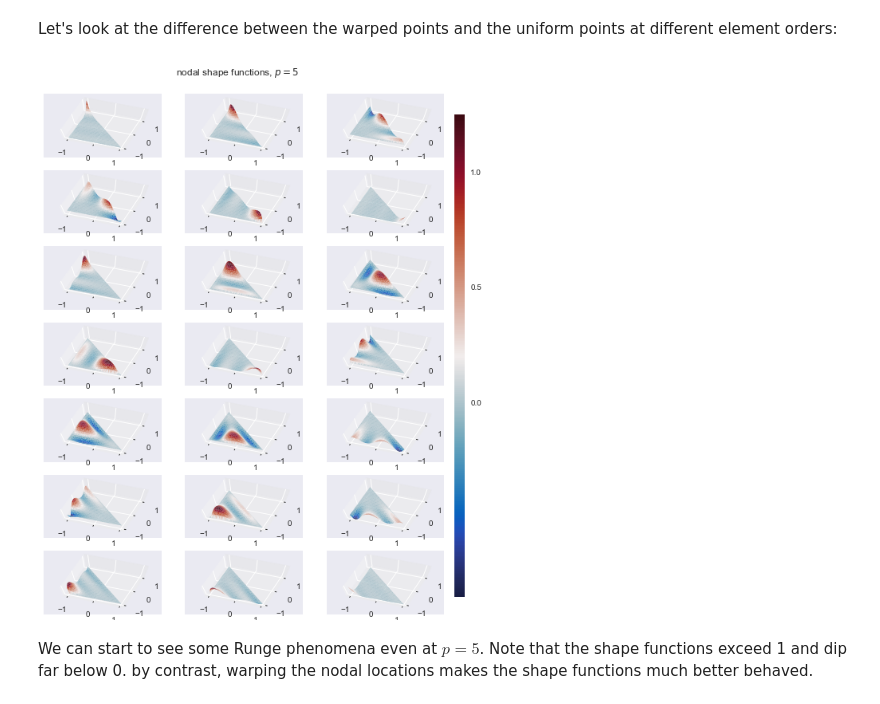
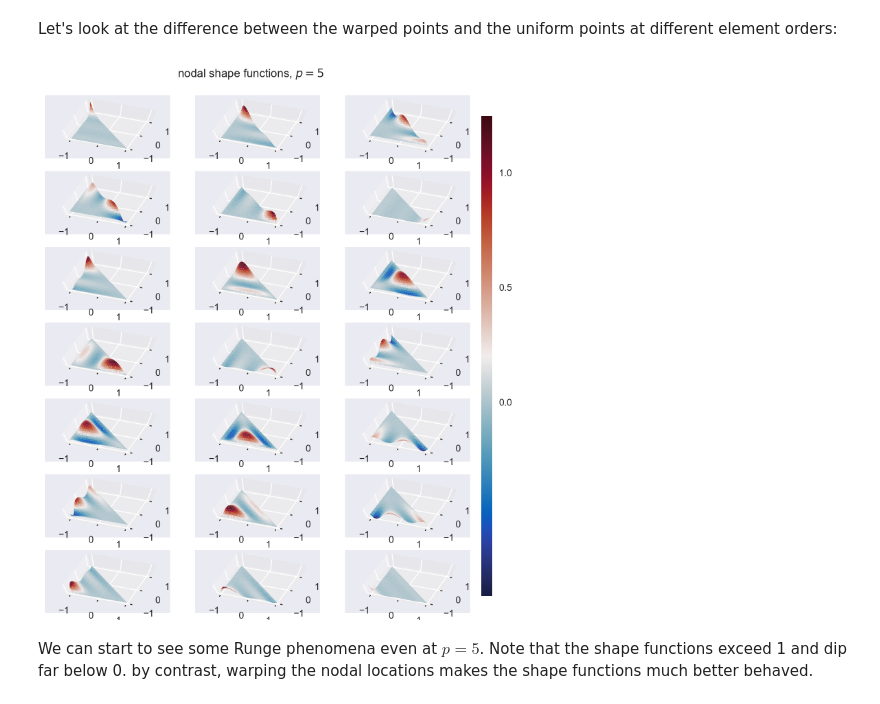
Before and after one commit to CorbinFoucart/FEMexperiment, a Jupyter notebook: codes/tutorial/2D_basis_and_master_elements.ipynb, the cells around one changed output. Saved outputs shown, nothing was run; the diff lists cells and outputs as text; code cells hidden in the pictures.

Commit message:
nice image defaults for tutorial

```diff
--- a/codes/tutorial/2D_basis_and_master_elements.ipynb
+++ b/codes/tutorial/2D_basis_and_master_elements.ipynb
@@ -7,6 +7,6 @@ import orthopy
 from IPython.core.debugger import set_trace
 # %%
-import matplotlib.pyplot as plt
+import matplotlib as mpl
 import matplotlib.pyplot as plt
 import matplotlib.tri as mtri               # delaunay triangulation
 from mpl_toolkits.mplot3d import Axes3D     # surface plotting
@@ -14,7 +14,8 @@ import seaborn as sns
 import cmocean as cmo
 sns.set()
 %matplotlib inline
-#%config InlineBackend.figure_format = 'svg'
+%config InlineBackend.figure_format = 'retina'
+mpl.rcParams['figure.dpi']= 100
 # %%
 %load_ext autoreload
 %autoreload 2
@@ -232,10 +233,10 @@ and the chain rule suggests that
 
 We follow Hesthaven's simplified and normalized expression which is equivalent to the above.
 # %%
-# %load -s poly_gradient_simplex,GradVandermonde2D ../src/fem_base/master/polynomials_2D.py
-def poly_gradient_simplex(a, b, i, j):
+# %load -s Simplex2DPolyGradient,GradVandermonde2D ../src/fem_base/master/polynomials_2D.py
+def Simplex2DPolyGradient(a, b, i, j):
     """ takes derivatives of modal basis polys w/r/t ξ, η
-    transcribed from GradSimplex2D in Hesthaven
+    transcribed from Hesthaven (GradSimplex2D.m)
     """
     Pa, dP_da = p1d.JacobiP(a,0,    0,i), p1d.GradJacobiP(a,0    ,0,i)
     Pb, dP_db = p1d.JacobiP(b,2*i+1,0,j), p1d.GradJacobiP(b,2*i+1,0,j)
@@ -269,7 +270,7 @@ def GradVandermonde2D(p, ξ, η):
     counter = 0
     for i in range(p+1):
         for j in range(p-i+1):
-            dψ_dξ, dψ_dη = poly_gradient_simplex(a, b, i, j)
+            dψ_dξ, dψ_dη = Simplex2DPolyGradient(a, b, i, j)
             dVξ[:,counter] = dψ_dξ
             dVη[:,counter] = dψ_dη
             counter += 1
@@ -548,14 +549,14 @@ Let's look at the difference between the warped points and the uniform points at
 # %%
 nb_plot = NodalBasis2DTriangle(p=5, nodal_locations='UNIFORM')
 nbp_fine = NodalBasis2DTriangle(p=30)
 view_pts = nbp_fine.nodal_pts
 
-fig = plt.figure(figsize=(9, 12))
+fig = plt.figure(figsize=(8, 10))
 grid = (7,3)
 fig = plot_nodal_shape_functions(fig, grid, nb_plot, view_pts)
 plt.show()
 # %% [output]
-[figure, old version]
+[figure, new version]
 # %% [markdown]
 We can start to see some Runge phenomena even at $p=5$. Note that the shape functions exceed 1 and dip far below 0. by contrast, warping the nodal locations makes the shape functions much better behaved.
 # %%
```
Also changed, not shown: parts of 15 cells of this notebook, 1 other file.
